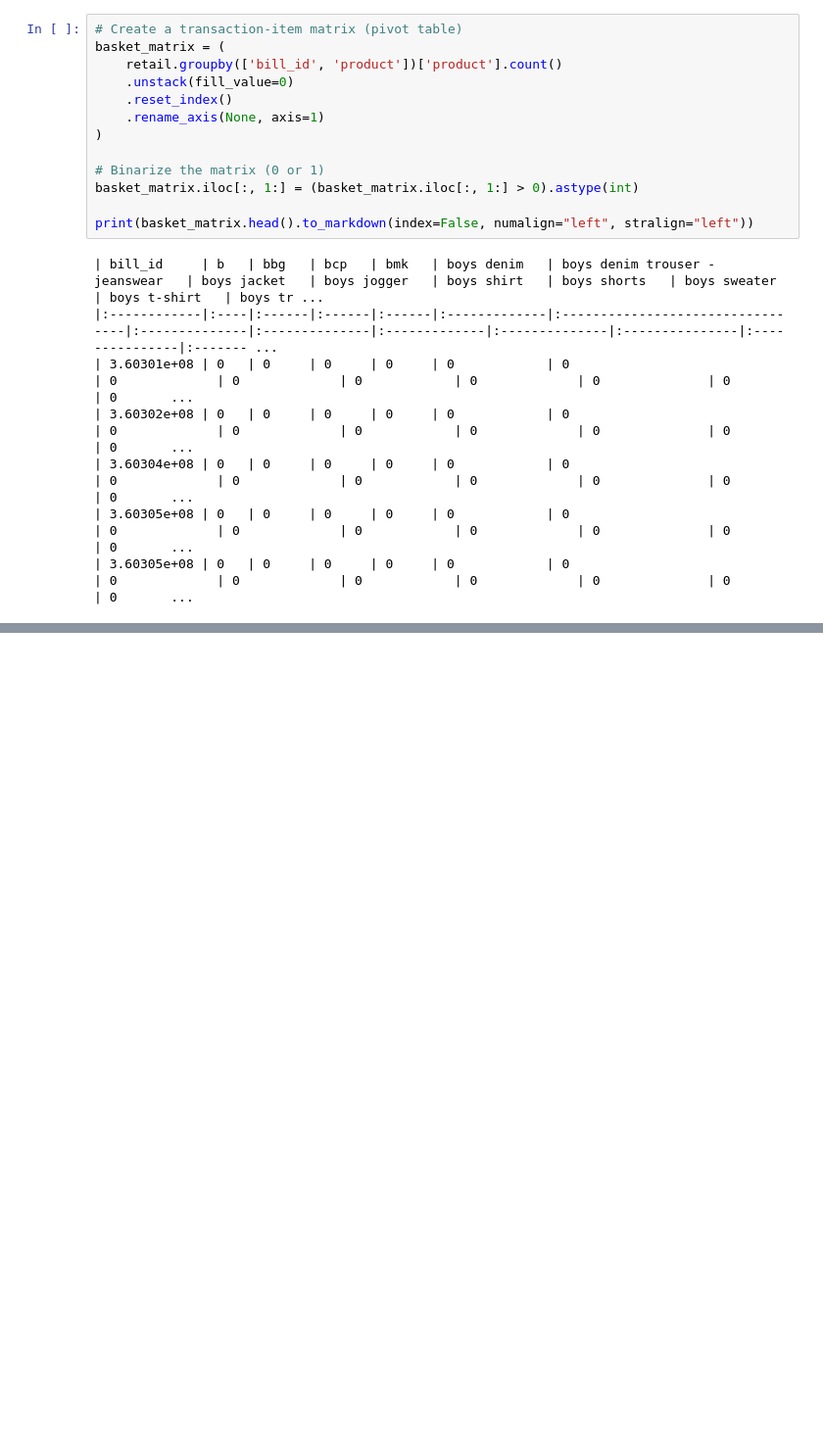
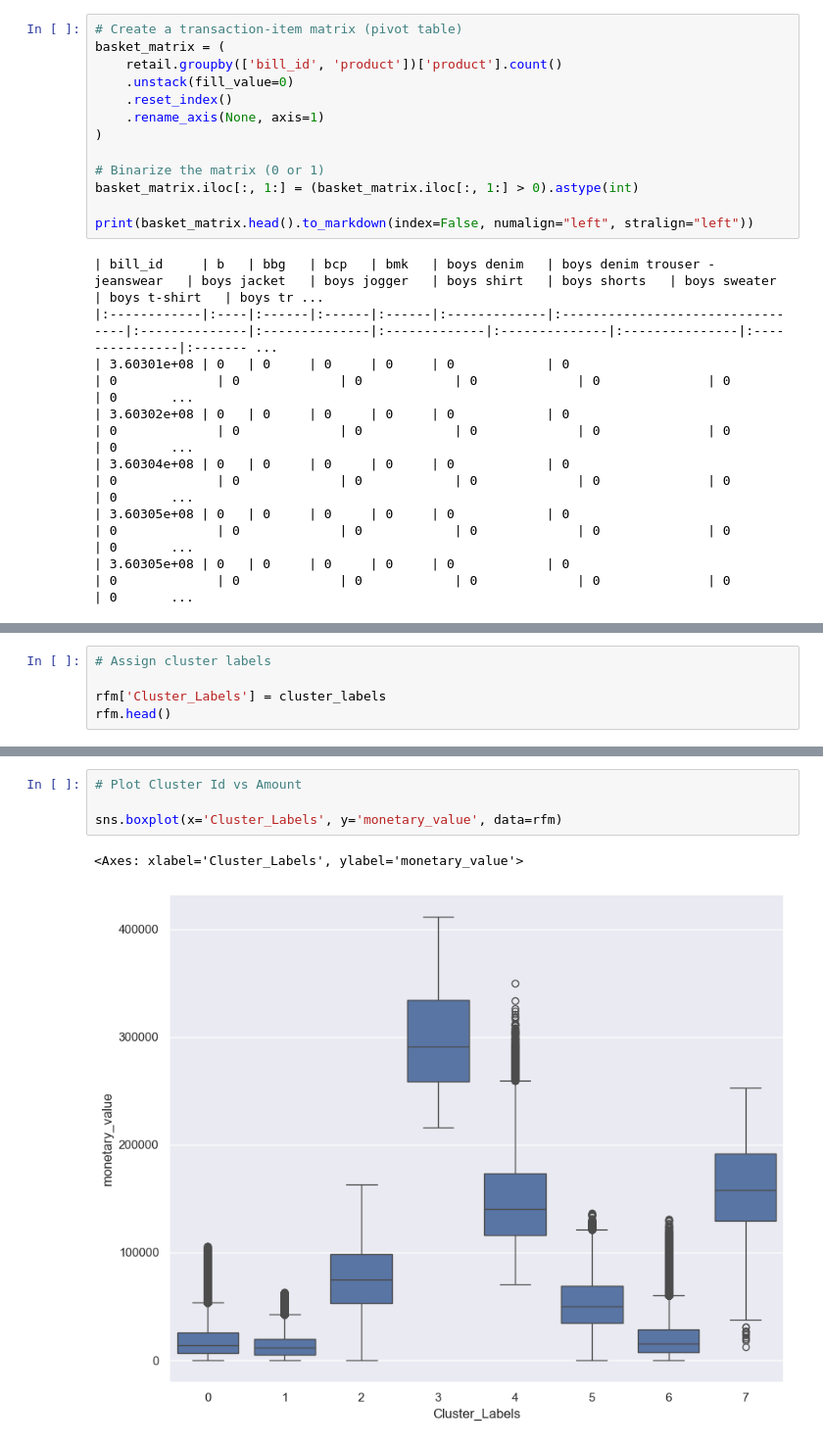
Before and after one commit to MORYKINGS/Prethesis, a Jupyter notebook: Prethesis.ipynb, the cells around one changed output, grey strips where cells are left out. Shown at 98% size. Drawn from its saved outputs; the diff is of its cells as text; blank space fills up the shorter version.

```diff
--- a/Prethesis.ipynb
+++ b/Prethesis.ipynb
@@ -1056,0 +1267,5 @@ rules
+# %%
+# Assign cluster labels
+
+rfm['Cluster_Labels'] = cluster_labels
+rfm.head()
@@ -1057 +1279,8 @@ rules
+# %%
+# Plot Cluster Id vs Amount
+
+sns.boxplot(x='Cluster_Labels', y='monetary_value', data=rfm)
+# %% [output]
+<Axes: xlabel='Cluster_Labels', ylabel='monetary_value'>
+[figure, added]
 # %% [markdown]
```
Also changed, not shown: parts of 41 cells of this notebook, 1 other file.
